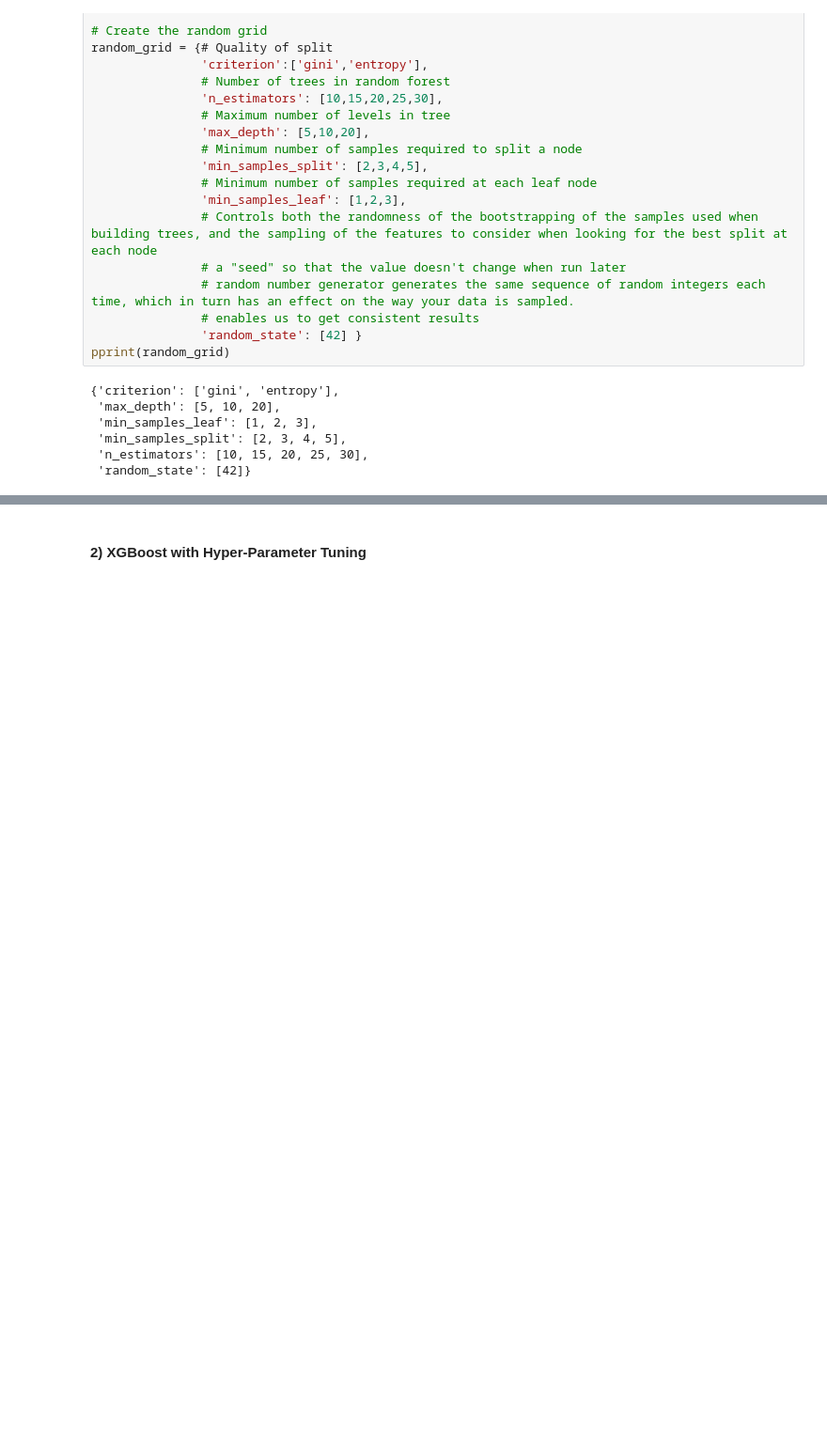
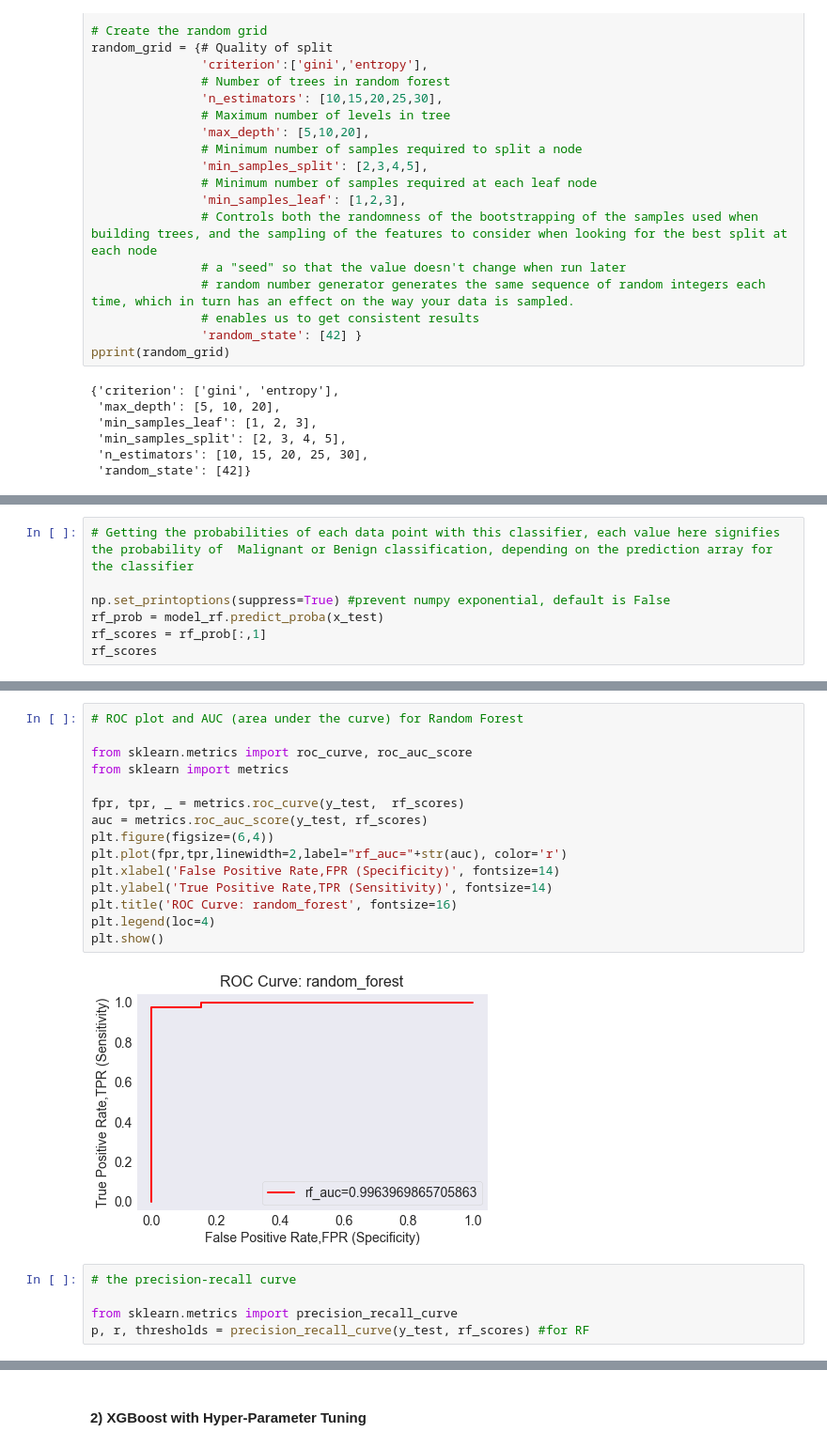
Before and after one commit to shubhramahey/Breast-Cancer-Analysis, a Jupyter notebook: Breast Cancer Analysis.ipynb, the cells around one changed output, grey strips where cells are left out. Shown at 94% size. Drawn from its saved outputs; the diff is of its cells as text; blank space fills up the shorter version.

```diff
--- a/Breast Cancer Analysis.ipynb
+++ b/Breast Cancer Analysis.ipynb
@@ -975,0 +1024,7 @@ Therefore, RandomForest model accuracy improved 4.72% when we ran it with the be
+# %%
+# Getting the probabilities of each data point with this classifier, each value here signifies the probability of  Malignant or Benign classification, depending on the prediction array for the classifier
+
+np.set_printoptions(suppress=True) #prevent numpy exponential, default is False
+rf_prob = model_rf.predict_proba(x_test)
+rf_scores = rf_prob[:,1]
+rf_scores
@@ -975,0 +1049,22 @@ Therefore, RandomForest model accuracy improved 4.72% when we ran it with the be
+# %%
+# ROC plot and AUC (area under the curve) for Random Forest
+
+from sklearn.metrics import roc_curve, roc_auc_score
+from sklearn import metrics
+
+fpr, tpr, _ = metrics.roc_curve(y_test,  rf_scores)
+auc = metrics.roc_auc_score(y_test, rf_scores)
+plt.figure(figsize=(6,4))
+plt.plot(fpr,tpr,linewidth=2,label="rf_auc="+str(auc), color='r')
+plt.xlabel('False Positive Rate,FPR (Specificity)', fontsize=14)
+plt.ylabel('True Positive Rate,TPR (Sensitivity)', fontsize=14)
+plt.title('ROC Curve: random_forest', fontsize=16)
+plt.legend(loc=4)
+plt.show()
+# %% [output]
+[figure, added]
+# %%
+# the precision-recall curve
+
+from sklearn.metrics import precision_recall_curve
+p, r, thresholds = precision_recall_curve(y_test, rf_scores) #for RF
```
Also changed, not shown: parts of 66 cells of this notebook.
